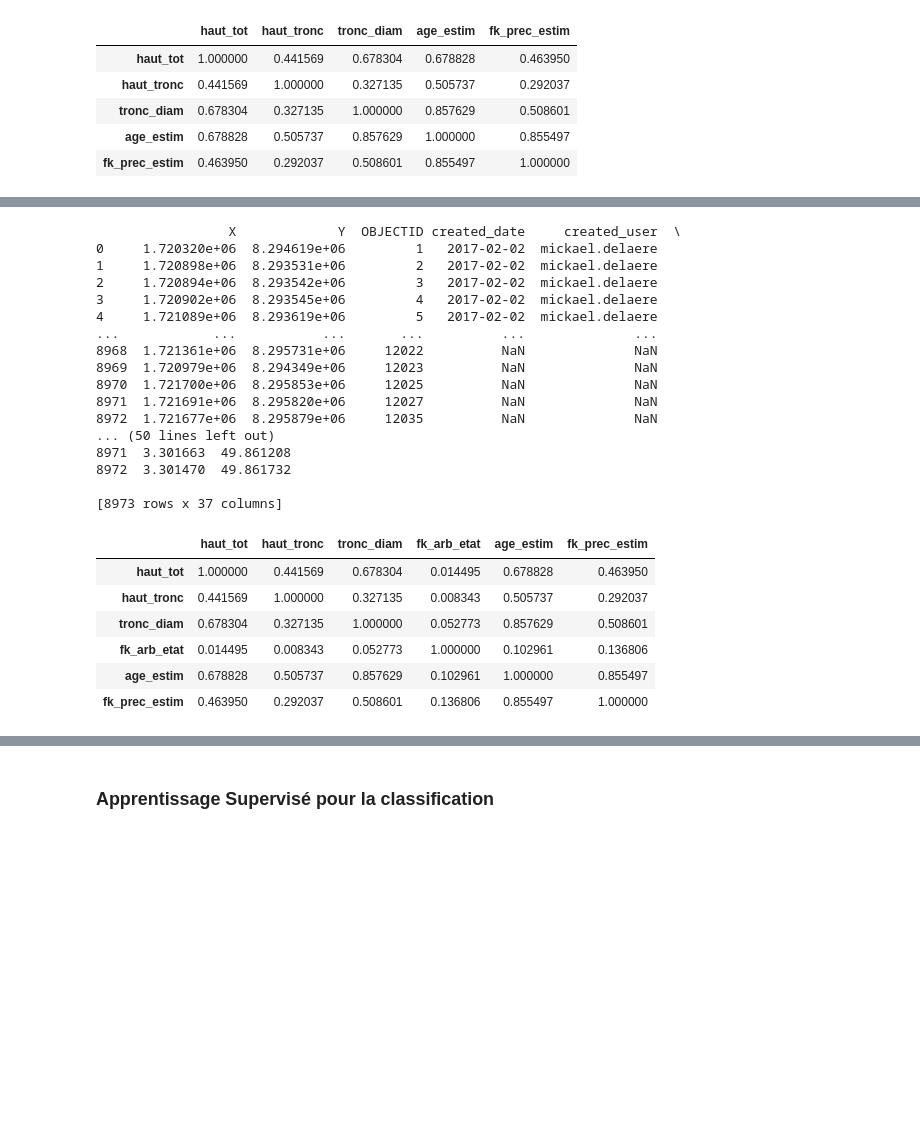
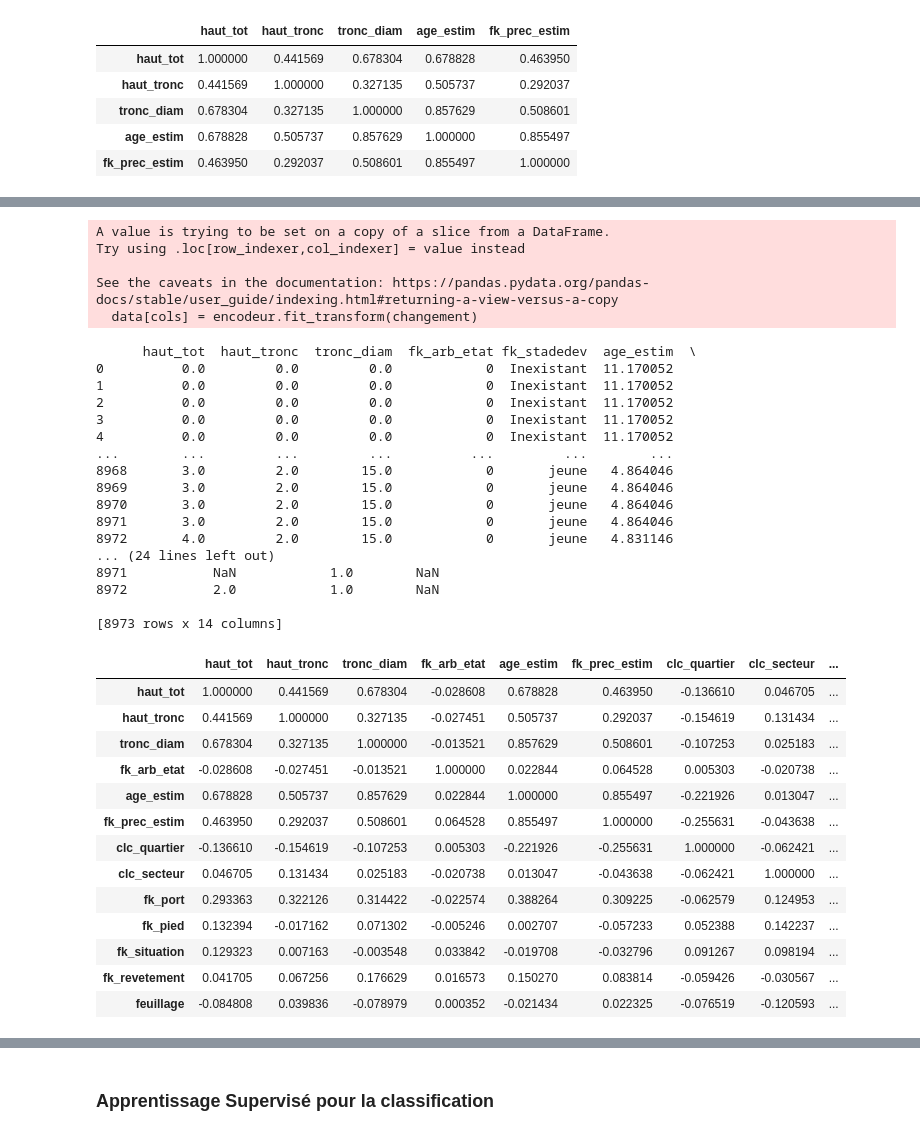
Before and after one commit to Mathilde1734/projet_IA, a Jupyter notebook: Besoin3.ipynb, the cells around one changed output, grey strips where cells are left out. Saved outputs shown, nothing was run; the diff lists cells and outputs as text; code cells hidden in the pictures; blank space fills up the shorter version.

```diff
--- a/Besoin3.ipynb
+++ b/Besoin3.ipynb
@@ -37,6 +39,6 @@ data_clean.head()
 5 rows × 37 columns
 # %%
 # Récupération des colonnes désirées
-data = data_clean[["haut_tot","haut_tronc","tronc_diam","fk_arb_etat","fk_stadedev","age_estim", "fk_prec_estim"]]
+data = data_clean[["haut_tot","haut_tronc","tronc_diam","fk_arb_etat","fk_stadedev","age_estim", "fk_prec_estim","clc_quartier", "clc_secteur","fk_port","fk_pied","fk_situation","fk_revetement","feuillage"]]
 # %%
 # Autre méthode pour récuperer les colonnes désirées
@@ -53,3 +55,9 @@ correlation
 | tronc_diam | 0.678304 | 0.327135 | 1.000000 | 0.857629 | 0.508601 |
 | age_estim | 0.678828 | 0.505737 | 0.857629 | 1.000000 | 0.855497 |
 | fk_prec_estim | 0.463950 | 0.292037 | 0.508601 | 0.855497 | 1.000000 |
+# %%
+# Binarisation des valeurs de fk_arb_etat
+
+data.loc[data["fk_arb_etat"] == "Essouché","fk_arb_etat"] = 1
+data.loc[data["fk_arb_etat"] != 1,"fk_arb_etat"] = 0
+data.fk_arb_etat = data.fk_arb_etat.astype(int)
@@ -56,43 +70,55 @@ correlation
 # %%
 # Changement des ordinalités dans les colonnes en charactère
 encodeur = OrdinalEncoder()
-cols = ["clc_quartier", "clc_secteur","fk_arb_etat","fk_port","fk_pied","fk_situation","fk_revetement","feuillage","remarquable"]
-changement = data_clean[cols]
-data_clean[cols] = encodeur.fit_transform(changement)
+cols = ["clc_quartier", "clc_secteur","fk_port","fk_pied","fk_situation","fk_revetement","feuillage"]
+changement = data[cols]
+data[cols] = encodeur.fit_transform(changement)
+# %% [output]
+A value is trying to be set on a copy of a slice from a DataFrame.
+Try using .loc[row_indexer,col_indexer] = value instead
+
+See the caveats in the documentation: https://pandas.pydata.org/pandas-docs/stable/user_guide/indexing.html#returning-a-view-versus-a-copy
+  data[cols] = encodeur.fit_transform(changement)
 # %%
 # Visualisation des données transformées
-print(data_clean)
+print(data)
 # %% [output]
-                 X             Y  OBJECTID created_date     created_user  \
-0     1.720320e+06  8.294619e+06         1   2017-02-02  mickael.delaere
-1     1.720898e+06  8.293531e+06         2   2017-02-02  mickael.delaere
-2     1.720894e+06  8.293542e+06         3   2017-02-02  mickael.delaere
-3     1.720902e+06  8.293545e+06         4   2017-02-02  mickael.delaere
-4     1.721089e+06  8.293619e+06         5   2017-02-02  mickael.delaere
-...            ...           ...       ...          ...              ...
-8968  1.721361e+06  8.295731e+06     12022          NaN              NaN
-8969  1.720979e+06  8.294349e+06     12023          NaN              NaN
-8970  1.721700e+06  8.295853e+06     12025          NaN              NaN
-8971  1.721691e+06  8.295820e+06     12027          NaN              NaN
-8972  1.721677e+06  8.295879e+06     12035          NaN              NaN
-... (50 lines left out)
-8971  3.301663  49.861208
-8972  3.301470  49.861732
+      haut_tot  haut_tronc  tronc_diam  fk_arb_etat fk_stadedev  age_estim  \
+0          0.0         0.0         0.0            0  Inexistant  11.170052
+1          0.0         0.0         0.0            0  Inexistant  11.170052
+2          0.0         0.0         0.0            0  Inexistant  11.170052
+3          0.0         0.0         0.0            0  Inexistant  11.170052
+4          0.0         0.0         0.0            0  Inexistant  11.170052
+...        ...         ...         ...          ...         ...        ...
+8968       3.0         2.0        15.0            0       jeune   4.864046
+8969       3.0         2.0        15.0            0       jeune   4.864046
+8970       3.0         2.0        15.0            0       jeune   4.864046
+8971       3.0         2.0        15.0            0       jeune   4.864046
+8972       4.0         2.0        15.0            0       jeune   4.831146
+... (24 lines left out)
+8971           NaN            1.0        NaN
+8972           2.0            1.0        NaN
 
-[8973 rows x 37 columns]
+[8973 rows x 14 columns]
 # %%
 # Nouvelle corrélation entre les variables numériques
-data = data_clean[["haut_tot","haut_tronc","tronc_diam","fk_arb_etat","fk_stadedev","age_estim", "fk_prec_estim"]]
 new_correlation = data.corr(method='pearson', numeric_only= True).style.background_gradient(cmap='Pastel1')
 new_correlation
 # %% [output]
-|  | haut_tot | haut_tronc | tronc_diam | fk_arb_etat | age_estim | fk_prec_estim |
-| haut_tot | 1.000000 | 0.441569 | 0.678304 | 0.014495 | 0.678828 | 0.463950 |
-| haut_tronc | 0.441569 | 1.000000 | 0.327135 | 0.008343 | 0.505737 | 0.292037 |
-| tronc_diam | 0.678304 | 0.327135 | 1.000000 | 0.052773 | 0.857629 | 0.508601 |
-| fk_arb_etat | 0.014495 | 0.008343 | 0.052773 | 1.000000 | 0.102961 | 0.136806 |
-| age_estim | 0.678828 | 0.505737 | 0.857629 | 0.102961 | 1.000000 | 0.855497 |
-| fk_prec_estim | 0.463950 | 0.292037 | 0.508601 | 0.136806 | 0.855497 | 1.000000 |
+|  | haut_tot | haut_tronc | tronc_diam | fk_arb_etat | age_estim | fk_prec_estim | clc_quartier | clc_secteur | ... |
+| haut_tot | 1.000000 | 0.441569 | 0.678304 | -0.028608 | 0.678828 | 0.463950 | -0.136610 | 0.046705 | ... |
+| haut_tronc | 0.441569 | 1.000000 | 0.327135 | -0.027451 | 0.505737 | 0.292037 | -0.154619 | 0.131434 | ... |
+| tronc_diam | 0.678304 | 0.327135 | 1.000000 | -0.013521 | 0.857629 | 0.508601 | -0.107253 | 0.025183 | ... |
+| fk_arb_etat | -0.028608 | -0.027451 | -0.013521 | 1.000000 | 0.022844 | 0.064528 | 0.005303 | -0.020738 | ... |
+| age_estim | 0.678828 | 0.505737 | 0.857629 | 0.022844 | 1.000000 | 0.855497 | -0.221926 | 0.013047 | ... |
+| fk_prec_estim | 0.463950 | 0.292037 | 0.508601 | 0.064528 | 0.855497 | 1.000000 | -0.255631 | -0.043638 | ... |
+| clc_quartier | -0.136610 | -0.154619 | -0.107253 | 0.005303 | -0.221926 | -0.255631 | 1.000000 | -0.062421 | ... |
+| clc_secteur | 0.046705 | 0.131434 | 0.025183 | -0.020738 | 0.013047 | -0.043638 | -0.062421 | 1.000000 | ... |
+| fk_port | 0.293363 | 0.322126 | 0.314422 | -0.022574 | 0.388264 | 0.309225 | -0.062579 | 0.124953 | ... |
+| fk_pied | 0.132394 | -0.017162 | 0.071302 | -0.005246 | 0.002707 | -0.057233 | 0.052388 | 0.142237 | ... |
+| fk_situation | 0.129323 | 0.007163 | -0.003548 | 0.033842 | -0.019708 | -0.032796 | 0.091267 | 0.098194 | ... |
+| fk_revetement | 0.041705 | 0.067256 | 0.176629 | 0.016573 | 0.150270 | 0.083814 | -0.059426 | -0.030567 | ... |
+| feuillage | -0.084808 | 0.039836 | -0.078979 | 0.000352 | -0.021434 | 0.022325 | -0.076519 | -0.120593 | ... |
 # %%
 # Classification des données en X
 
```
Also changed, not shown: parts of 10 cells of this notebook.
